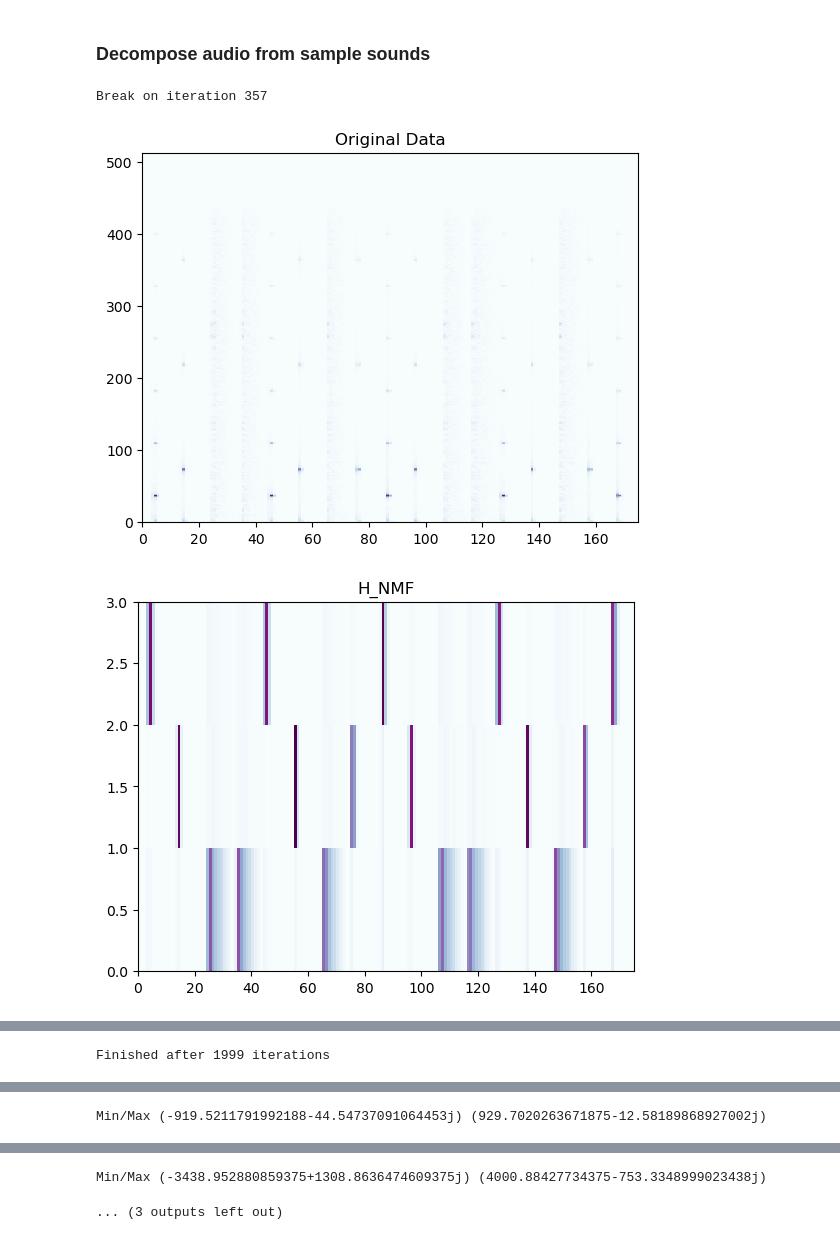
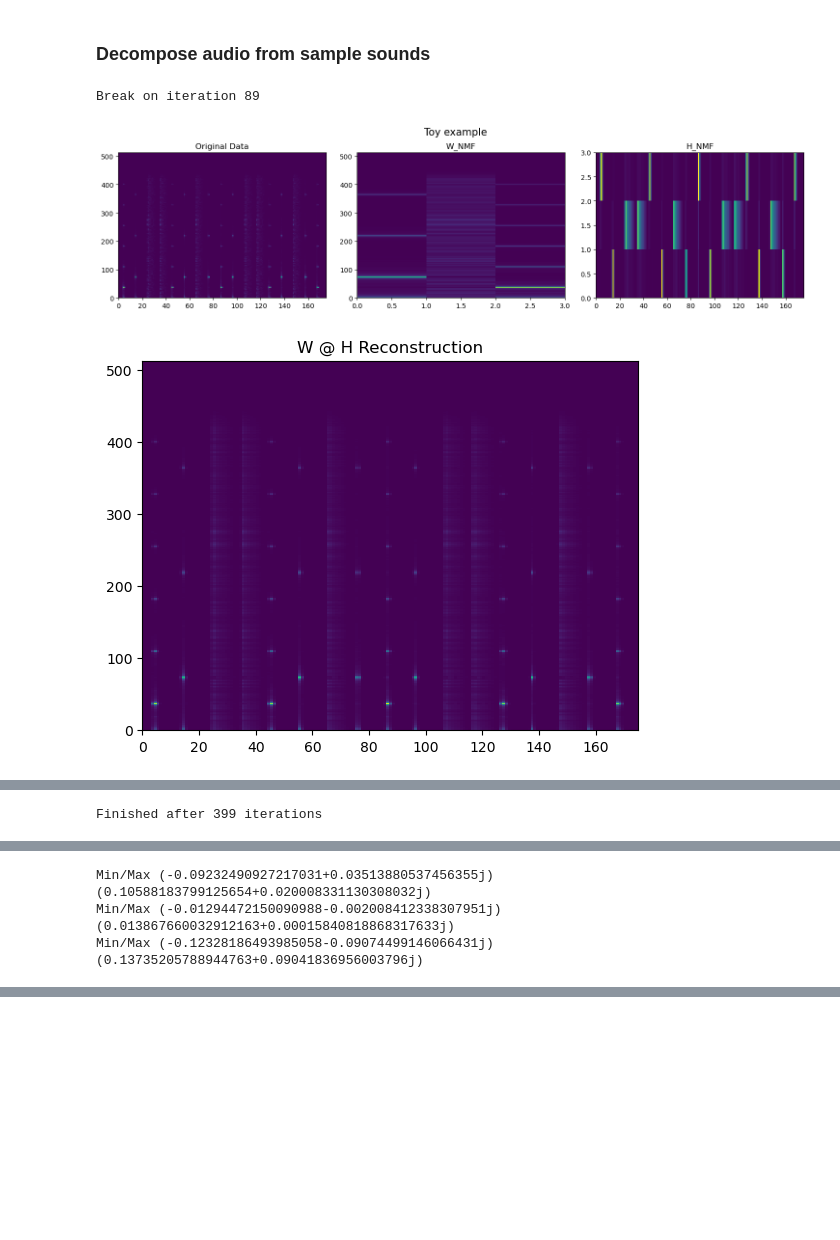
Before and after one commit to keriotisna/CS545-Final-Project, a Jupyter notebook: decompositionTest.ipynb, the cells around one changed output, grey strips where cells are left out. Saved outputs shown, nothing was run; the diff lists cells and outputs as text; code cells hidden in the pictures; blank space fills up the shorter version.

```diff
--- a/decompositionTest.ipynb
+++ b/decompositionTest.ipynb
@@ -145,6 +145,8 @@ NPERSEG = 1024
 NOVERLAP = NPERSEG // 2
 
 assert check_NOLA(window='hann', nperseg=NPERSEG, noverlap=NOVERLAP)
+
+data = normalizeWAV(data)
 
 # stft returns a tuple of (sample frequencies, segment times, the STFT itself)
 scipySTFT = stft(data, fs=sample_rate, window='hann', nperseg=NPERSEG, noverlap=NOVERLAP)
@@ -155,80 +157,86 @@ PHASE = np.angle(scipySTFT[-1])
 convertedScipySTFT = np.clip(np.abs(scipySTFT[-1]), a_min=0, a_max=np.inf) # convertedScipySTFT is float32
 
 
-
+cmap = None
 
 # Get instruments by using plain NMF to isolate the components
 R = 3
 W_NMF, H_NMF = getNMF(convertedScipySTFT, R=R, iterations=1000, optimizationMethod='KL')
 
-plt.pcolormesh(convertedScipySTFT, cmap='BuPu'), plt.title('Original Data'), plt.show()
+fig, axes = plt.subplots(1, 3, figsize=(15, 4))  # 1 row, 3 columns
+axes[0].pcolormesh(convertedScipySTFT, cmap=cmap), axes[0].set_title('Original Data')
+axes[1].pcolormesh(W_NMF, cmap=cmap), axes[1].set_title('W_NMF')
+axes[2].pcolormesh(H_NMF, cmap=cmap), axes[2].set_title('H_NMF')
+plt.tight_layout()
+fig.suptitle('Toy example', fontsize=15), plt.subplots_adjust(top=0.85)
+plt.show()
 
-plt.pcolormesh(H_NMF, cmap='BuPu'), plt.title("H_NMF"), plt.show()
-
-plt.pcolormesh(W_NMF, cmap='BuPu'), plt.title("W_NMF"), plt.show()
-
-plt.pcolormesh(W_NMF @ H_NMF, cmap='BuPu'), plt.title("Reconstruction 111"), plt.show()
+plt.pcolormesh(W_NMF @ H_NMF, cmap=cmap), plt.title("W @ H Reconstruction"), plt.show()
 
 # Repeat existing basis vectors multiple times. Noise is added later to make model more robust
-instrumentsList = [np.tile(np.expand_dims(W_NMF[:, i], -1), (1, np.random.randint(low=10, high=20))) for i in range(R)]
+instrumentsList = [np.tile(np.expand_dims(W_NMF[:, i], -1), (1, np.random.randint(low=1, high=2))) for i in range(R)]
 countsList = [x.shape[-1] for x in instrumentsList]
 
 fullInstrumentsList = np.concatenate(instrumentsList, axis=1)
 # Add some noise for generalization
 fullInstrumentsList += np.random.rand(*fullInstrumentsList.shape)*0
 
-plt.pcolormesh(fullInstrumentsList, cmap='BuPu'), plt.title('fullInstrumentsList'), plt.show()
+plt.pcolormesh(fullInstrumentsList, cmap=cmap), plt.title('fullInstrumentsList'), plt.show()
 
 
 
+W_NMF, activations = decomposeAudio(X=convertedScipySTFT, W=fullInstrumentsList, H=None, iterations=400, useRegularization=True) # fullInstrumentsList is still float32
 
-
-
-
-
-W_NMF, activations = decomposeAudio(X=convertedScipySTFT, W=fullInstrumentsList, H=None) # fullInstrumentsList is still float32
-
-plt.pcolormesh(W_NMF, cmap='BuPu'), plt.title('W_NMF'), plt.show()
-plt.pcolormesh(activations, cmap='BuPu'), plt.title('H_NMF'), plt.show()
+fig, axes = plt.subplots(1, 2, figsize=(15, 4))  # 1 row, 3 columns
+axes[0].pcolormesh(W_NMF, cmap=cmap), axes[0].set_title('Decomposed W_NMF')
+axes[1].pcolormesh(activations, cmap=cmap), axes[1].set_title('Decomposed H_NMF')
+plt.tight_layout()
+fig.suptitle('Decomposed matrices', fontsize=15), plt.subplots_adjust(top=0.85)
+plt.show()
 
 isolations = []
 currentBase = 0
 
-for count in countsList:
+for i, count in enumerate(countsList):
 
     currentActivations = activations[currentBase:currentBase+count, :] # float32
     currentBases = W_NMF[:, currentBase:currentBase+count] # float32
     # plt.pcolormesh(currentActivations), plt.title('currentActivations'), plt.show(), plt.pcolormesh(currentBases), plt.title('currentBases'), plt.show()
 
     # Re-introduce phase information. This is actually very important in the overall quality of the reconstruction, as there is an audible difference
     currentReconstruction = (currentBases @ currentActivations) * np.exp(1j * PHASE) # complex64
 
     print(f'Min/Max {np.min(currentReconstruction)} {np.max(currentReconstruction)}')
-
-    plt.pcolormesh(np.log(np.abs(currentReconstruction)+1e-5), cmap='BuPu'), plt.title('Decomposed Recon'), plt.show()
     isolations.append(currentReconstruction)
     currentBase += count
 
+
+fig, axes = plt.subplots(1, 3, figsize=(15, 4))  # 1 row, 3 columns
+for i, isolation in enumerate(isolations):
+    axes[i].pcolormesh(np.log(np.abs(isolation)+1e-4), cmap=cmap), axes[i].set_title(f'Isolated instrument {i}')
+plt.tight_layout()
+fig.suptitle('Isolations', fontsize=15), plt.subplots_adjust(top=0.85)
+plt.show()
 
 
 def normalizeWAV(arr):
     maxVal = np.max(np.abs(arr))
 
     normalized_arr = arr * (1.0 / maxVal)
     return normalized_arr
 
 
 for idx, isolation in enumerate(isolations):
     t, x = istft(isolation, fs=sample_rate, window='hann', nperseg=NPERSEG, noverlap=NOVERLAP) # x is float32
 
     x = normalizeWAV(x) # x is still float32
     x = convertFloat32toInt16(x)
     wavfile.write(f'Instrument{idx}.wav', rate=sample_rate, data=x)
 
 # TODO: Try clustering here?
 # Matching pursuit?
 # Dictionary based algorithms?
 # %% [output]
-Break on iteration 357
+Break on iteration 89
-[figure, old version]
+[figure, new version]
-[figure, old version]
+[figure, new version]
@@ -235,0 +244 @@ Break on iteration 357
+Finished after 399 iterations
@@ -236,0 +246,3 @@ Break on iteration 357
+Min/Max (-0.09232490927217031+0.03513880537456355j) (0.10588183799125654+0.020008331130308032j)
+Min/Max (-0.01294472150090988-0.002008412338307951j) (0.013867660032912163+0.00015840818868317633j)
+Min/Max (-0.12328186493985058-0.09074499146066431j) (0.13735205788944763+0.09041836956003796j)
@@ -238 +249,0 @@ Break on iteration 357
-Finished after 1999 iterations
@@ -241 +249,0 @@ Finished after 1999 iterations
-Min/Max (-919.5211791992188-44.54737091064453j) (929.7020263671875-12.58189868927002j)
@@ -243,2 +249,0 @@ Min/Max (-919.5211791992188-44.54737091064453j) (929.7020263671875-12.5818986892
-Min/Max (-3438.952880859375+1308.8636474609375j) (4000.88427734375-753.3348999023438j)
-... (3 outputs left out)
```
Also changed, not shown: parts of 3 cells of this notebook, 23 other files.
